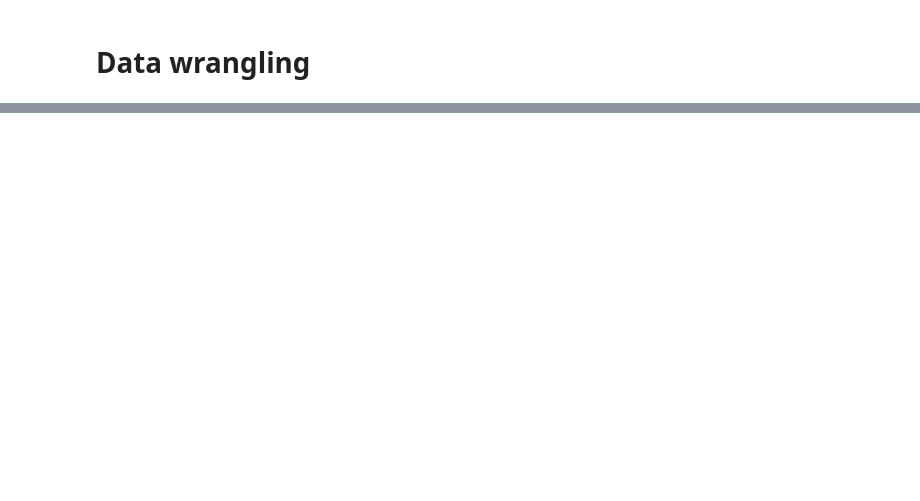
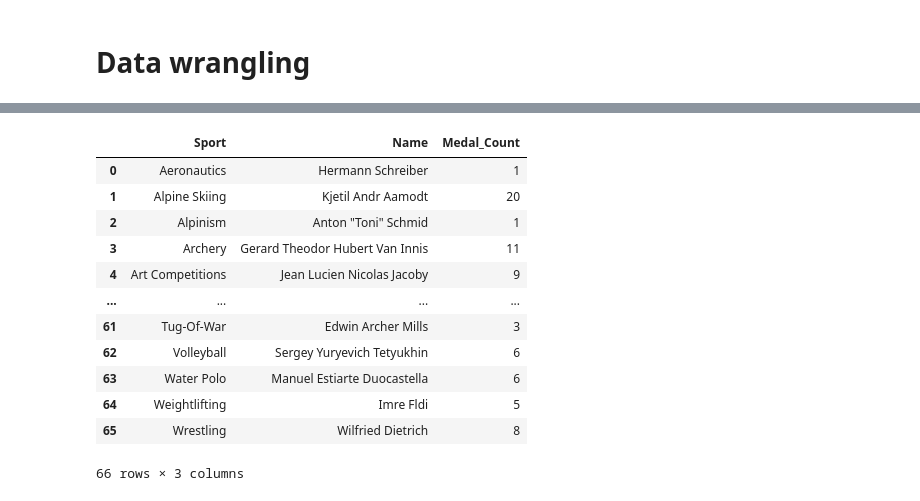
Before and after one commit to FatehAayan/olympics-data, a Jupyter notebook: Olympics_Assignment.ipynb, the cells around one changed output, grey strips where cells are left out. Drawn from its saved outputs; the diff is of its cells as text; code cells hidden in the pictures; blank space fills up the shorter version.

```diff
--- a/Olympics_Assignment.ipynb
+++ b/Olympics_Assignment.ipynb
@@ -71,0 +177,32 @@ df['Century'] = (df['Year'].dt.year // 100 + 1).astype(str) + 'th'
+# %%
+athlete_medal_counts = (
+    df[df["Medal"].notna()]                 # count only medal-winning entries
+    .groupby(["Sport", "Name"])
+    .size()
+    .reset_index(name="Medal_Count")
+)
+
+# For each sport, keep the athlete with the max medals
+top_athlete_per_sport = (
+    athlete_medal_counts
+    .sort_values(["Sport", "Medal_Count"], ascending=[True, False])
+    .groupby("Sport")
+    .first()
+    .reset_index()
+)
+
+top_athlete_per_sport
+# %% [output]
+|  | Sport | Name | Medal_Count |
+| 0 | Aeronautics | Hermann Schreiber | 1 |
+| 1 | Alpine Skiing | Kjetil Andr Aamodt | 20 |
+| 2 | Alpinism | Anton "Toni" Schmid | 1 |
+| 3 | Archery | Gerard Theodor Hubert Van Innis | 11 |
+| 4 | Art Competitions | Jean Lucien Nicolas Jacoby | 9 |
+| ... | ... | ... | ... |
+| 61 | Tug-Of-War | Edwin Archer Mills | 3 |
+| 62 | Volleyball | Sergey Yuryevich Tetyukhin | 6 |
+| 63 | Water Polo | Manuel Estiarte Duocastella | 6 |
+| 64 | Weightlifting | Imre Fldi | 5 |
+| 65 | Wrestling | Wilfried Dietrich | 8 |
+66 rows × 3 columns
```
Also changed, not shown: parts of 15 cells of this notebook.
